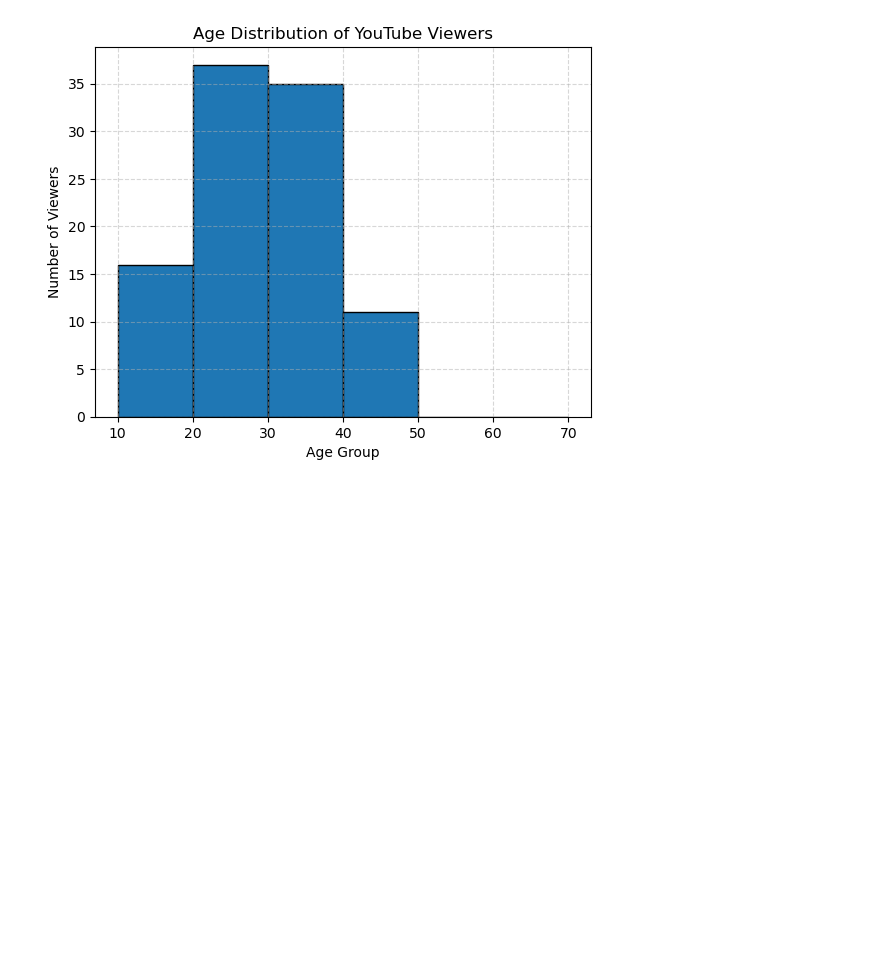
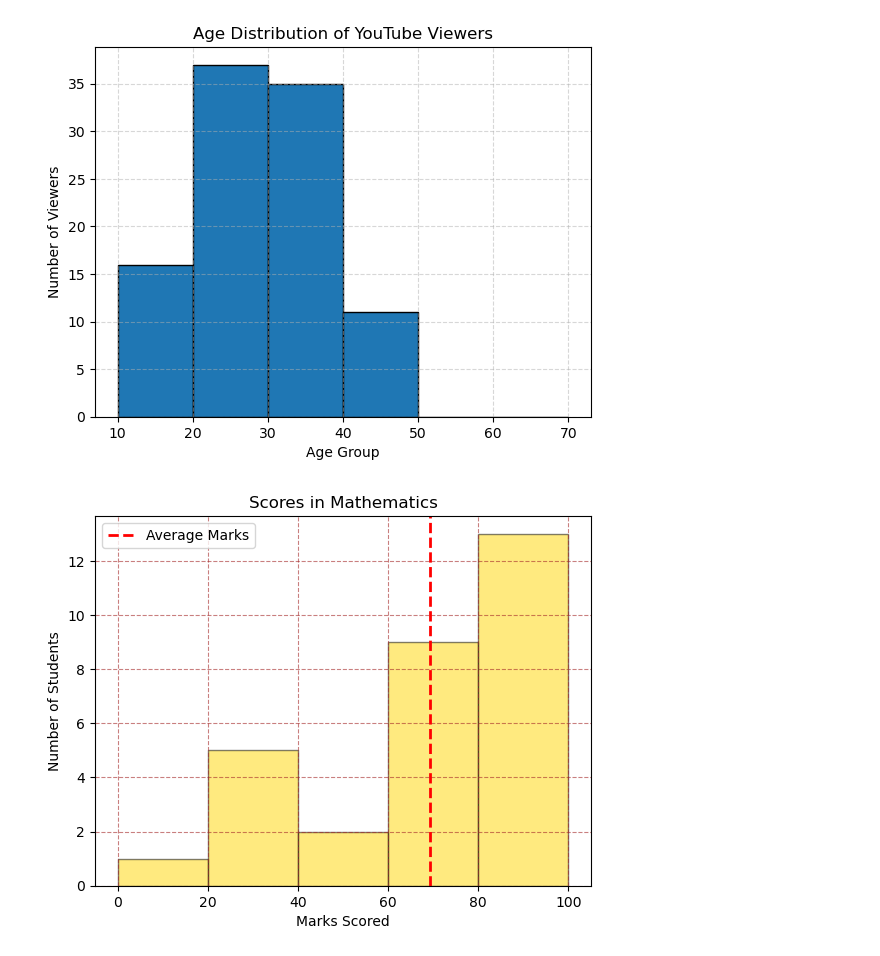
Before and after one commit to IndoKris/Data-Science, a Jupyter notebook: Matplotlib/Histograms.ipynb, the cells around one changed output. Saved outputs shown, nothing was run; the diff lists cells and outputs as text; code cells hidden in the pictures; blank space fills up the shorter version.

```diff
--- a/Matplotlib/Histograms.ipynb
+++ b/Matplotlib/Histograms.ipynb
@@ -24,3 +23,23 @@ plt.grid(True, linestyle='--', alpha=0.5)
 plt.show()
 # %% [output]
 [figure]
+# %%
+# data of math scores of a class
+import matplotlib.pyplot as plt
+import numpy as np
+#data
+math_scores = [0, 96, 67, 68, 70, 72, 74, 75, 77, 78,
+               79, 80, 81, 82, 23, 54, 85, 36, 87, 88,
+               89, 90, 31, 92, 93, 54, 35, 96, 97, 32]
+bins = [0,20,40,60,80,100]
+# colors = ['skyblue', 'lightgreen', 'gold', 'lightcoral']
+plt.hist(math_scores,bins = bins , alpha = 0.5,color='gold',edgecolor='black')
+plt.title('Scores in Mathematics')
+plt.ylabel('Number of Students')
+plt.xlabel('Marks Scored')
+plt.grid(True, color='brown',linestyle='--',alpha=0.6)
+plt.axvline(np.mean(math_scores), color='red', linestyle='--', linewidth=2,label='Average Marks')
+plt.legend()
+plt.show()
+# %% [output]
+[figure, added]
```
Also changed, not shown: parts of 1 cell of this notebook.
